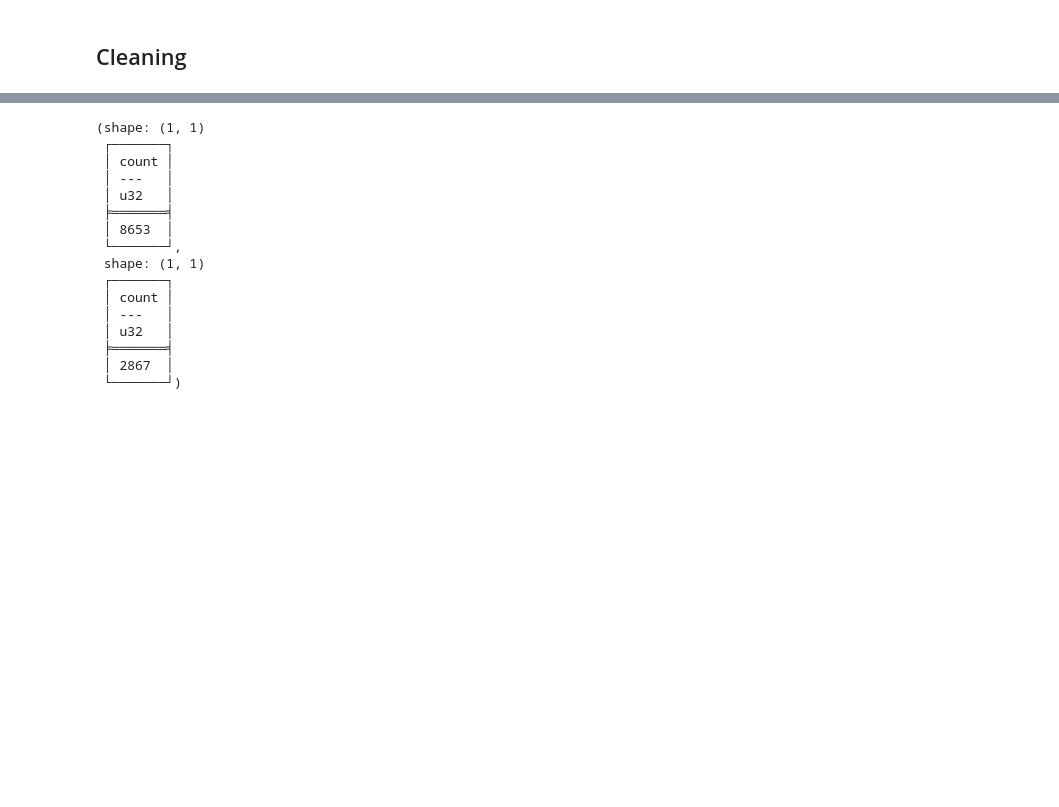
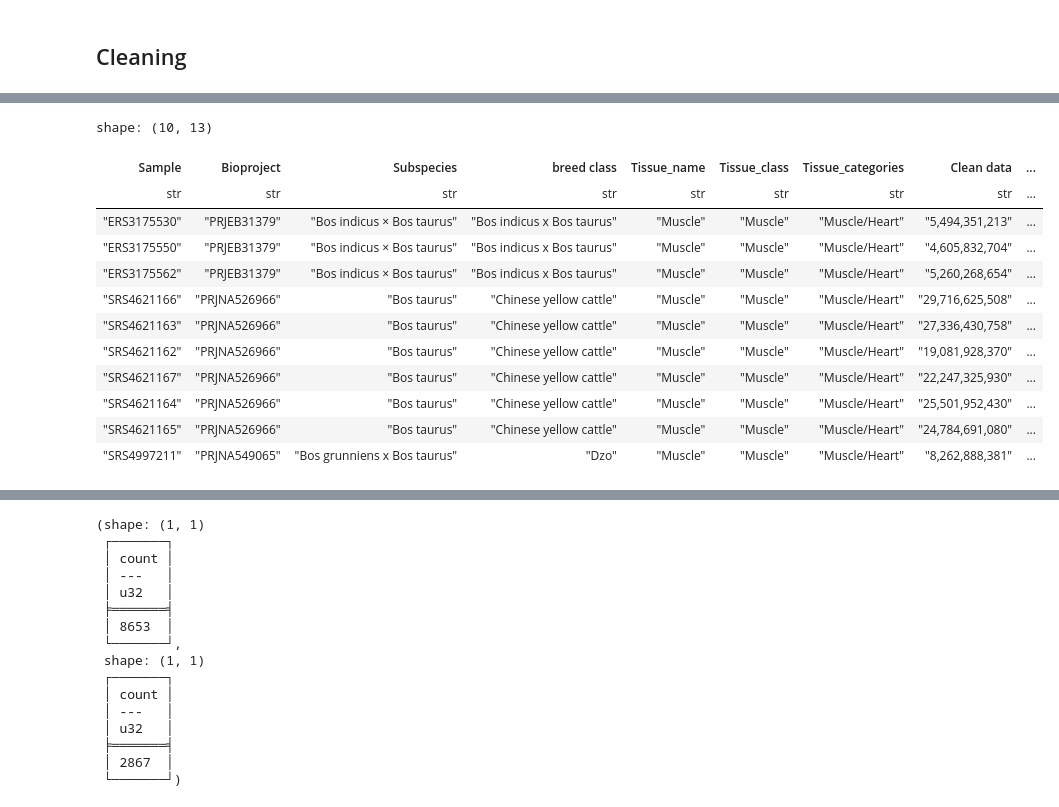
Before and after one commit to my-rna-health/rna-clock, a Jupyter notebook: notebooks/prepare_cattle.ipynb, the cells around one changed output, grey strips where cells are left out. Saved outputs shown, nothing was run; the diff lists cells and outputs as text; code cells hidden in the pictures; blank space fills up the shorter version.

Commit message:
update on tuning and cattle

```diff
--- a/notebooks/prepare_cattle.ipynb
+++ b/notebooks/prepare_cattle.ipynb
@@ -104,0 +137,17 @@ shape: (106, 2)
+# %%
+metadata_muscle = metadata_with_age.filter(pl.col("Tissue_categories").str.contains("Muscle"))
+metadata_muscle.head(10)
+# %% [output]
+shape: (10, 13)
+| Sample | Bioproject | Subspecies | breed class | Tissue_name | Tissue_class | Tissue_categories | Clean data | ... |
+| str | str | str | str | str | str | str | str | ... |
+| "ERS3175530" | "PRJEB31379" | "Bos indicus × Bos taurus" | "Bos indicus x Bos taurus" | "Muscle" | "Muscle" | "Muscle/Heart" | "5,494,351,213" | ... |
+| "ERS3175550" | "PRJEB31379" | "Bos indicus × Bos taurus" | "Bos indicus x Bos taurus" | "Muscle" | "Muscle" | "Muscle/Heart" | "4,605,832,704" | ... |
+| "ERS3175562" | "PRJEB31379" | "Bos indicus × Bos taurus" | "Bos indicus x Bos taurus" | "Muscle" | "Muscle" | "Muscle/Heart" | "5,260,268,654" | ... |
+| "SRS4621166" | "PRJNA526966" | "Bos taurus" | "Chinese yellow cattle" | "Muscle" | "Muscle" | "Muscle/Heart" | "29,716,625,508" | ... |
+| "SRS4621163" | "PRJNA526966" | "Bos taurus" | "Chinese yellow cattle" | "Muscle" | "Muscle" | "Muscle/Heart" | "27,336,430,758" | ... |
+| "SRS4621162" | "PRJNA526966" | "Bos taurus" | "Chinese yellow cattle" | "Muscle" | "Muscle" | "Muscle/Heart" | "19,081,928,370" | ... |
+| "SRS4621167" | "PRJNA526966" | "Bos taurus" | "Chinese yellow cattle" | "Muscle" | "Muscle" | "Muscle/Heart" | "22,247,325,930" | ... |
+| "SRS4621164" | "PRJNA526966" | "Bos taurus" | "Chinese yellow cattle" | "Muscle" | "Muscle" | "Muscle/Heart" | "25,501,952,430" | ... |
+| "SRS4621165" | "PRJNA526966" | "Bos taurus" | "Chinese yellow cattle" | "Muscle" | "Muscle" | "Muscle/Heart" | "24,784,691,080" | ... |
+| "SRS4997211" | "PRJNA549065" | "Bos grunniens x Bos taurus" | "Dzo" | "Muscle" | "Muscle" | "Muscle/Heart" | "8,262,888,381" | ... |
```
Also changed, not shown: parts of 9 cells of this notebook, 7 other files.
